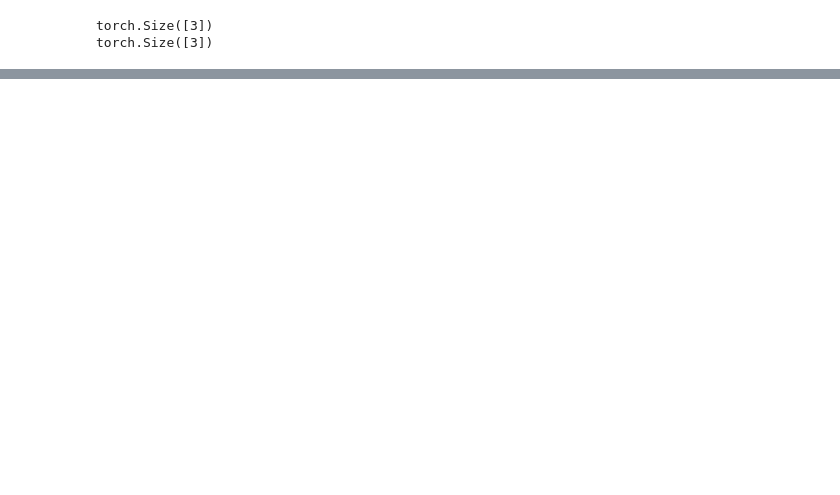
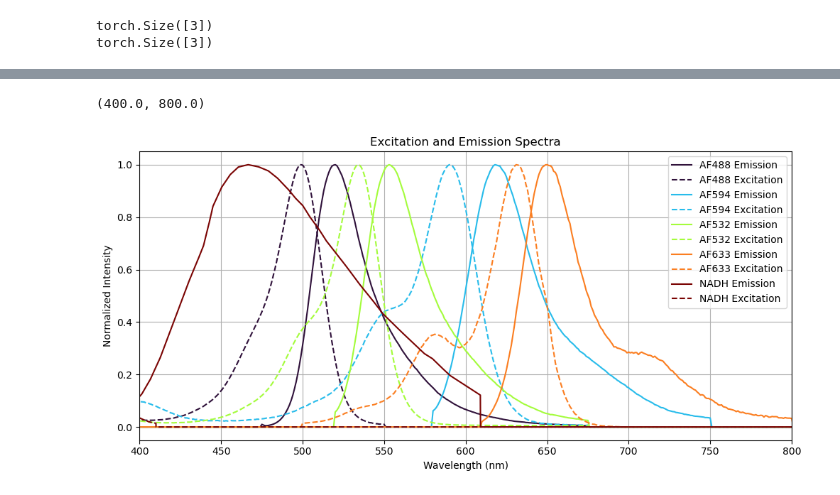
Before and after one commit to boazmohar/sbi-DELTA, a Jupyter notebook: notebooks/emmission.ipynb, the cells around one changed output, grey strips where cells are left out. Drawn from its saved outputs; the diff is of its cells as text; code cells hidden in the pictures; blank space fills up the shorter version.

```diff
--- a/notebooks/emmission.ipynb
+++ b/notebooks/emmission.ipynb
@@ -82,0 +107,6 @@ plt.show()
+# %%
+f = plotting.plot_fluorophores(names=['AF488','AF594','AF532', 'AF633', 'NADH'], npz_folder='../data/spectra_npz')
+plt.xlim([400,800])
+# %% [output]
+(400.0, 800.0)
+[figure, added]
```
Also changed, not shown: parts of 11 cells of this notebook, 41 other files.
